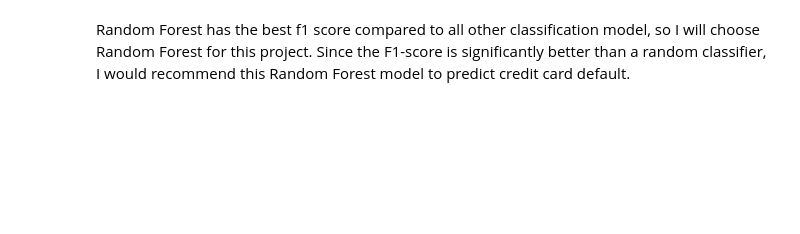
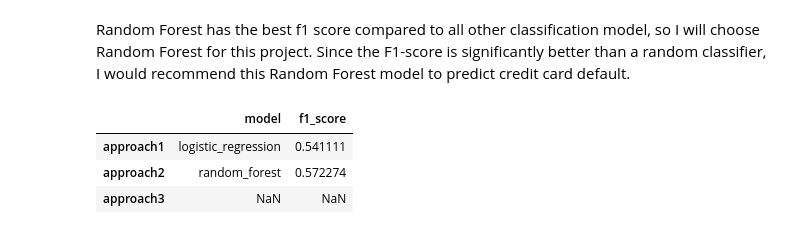
Before and after one commit to sherpalakpa1/CapstoneProjectPredictCreditDefault, a Jupyter notebook: ClassImbalance/CapstoneProject1ClassImbalanceApproach2.ipynb, the cells around one changed output. Saved outputs shown, nothing was run; the diff lists cells and outputs as text; code cells hidden in the pictures; blank space fills up the shorter version.

```diff
--- a/ClassImbalance/CapstoneProject1ClassImbalanceApproach2.ipynb
+++ b/ClassImbalance/CapstoneProject1ClassImbalanceApproach2.ipynb
@@ -1898,2 +1898,15 @@ ax.grid()
 # %% [markdown]
 Random Forest has the best f1 score compared to all other classification model, so I will choose Random Forest for this project. Since the F1-score is significantly better than a random classifier, I would recommend this Random Forest model to predict credit card default.
+# %%
+# load the data from the csv file to store the final result from this approach
+final_result =pd.read_csv('final_result1.csv', index_col=0)
+# %%
+#add the best model with the maximum f1_score for approach 2
+final_result.loc['approach2'] = ['random_forest', enn_resampled_tuned_metrics.loc['f1'].max()]
+# %%
+final_result.head()
+# %% [output]
+|  | model | f1_score |
+| approach1 | logistic_regression | 0.541111 |
+| approach2 | random_forest | 0.572274 |
+| approach3 | NaN | NaN |
```
Also changed, not shown: parts of 10 cells of this notebook, 6 other files.
